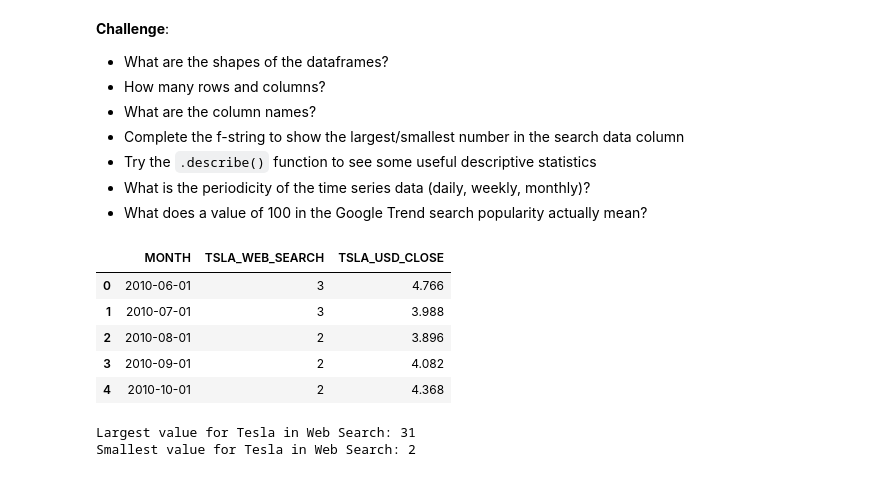
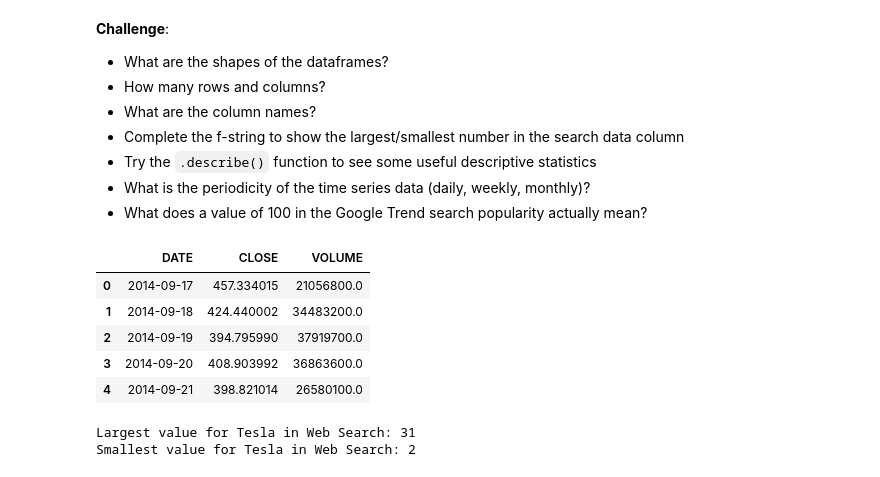
Before and after one commit to arhojati/day-75-Google-Trends-Data-Viz--start-, a Jupyter notebook: Google Trends Data Viz (start)/Google Trends and Data Visualisation (start).ipynb, the cells around one changed output. Drawn from its saved outputs; the diff is of its cells as text; code cells hidden in the pictures.

```diff
--- a/Google Trends Data Viz (start)/Google Trends and Data Visualisation (start).ipynb
+++ b/Google Trends Data Viz (start)/Google Trends and Data Visualisation (start).ipynb
@@ -49,14 +48,14 @@ df_unemployment = pd.read_csv('UE Benefits Search vs UE Rate 2004-19.csv')
 <li>What does a value of 100 in the Google Trend search popularity actually mean?</li>
 </ul>
 # %%
-df_tesla.head()
+df_btc_price.head()
 # %% [output]
-|  | MONTH | TSLA_WEB_SEARCH | TSLA_USD_CLOSE |
-| 0 | 2010-06-01 | 3 | 4.766 |
-| 1 | 2010-07-01 | 3 | 3.988 |
-| 2 | 2010-08-01 | 2 | 3.896 |
-| 3 | 2010-09-01 | 2 | 4.082 |
-| 4 | 2010-10-01 | 2 | 4.368 |
+|  | DATE | CLOSE | VOLUME |
+| 0 | 2014-09-17 | 457.334015 | 21056800.0 |
+| 1 | 2014-09-18 | 424.440002 | 34483200.0 |
+| 2 | 2014-09-19 | 394.795990 | 37919700.0 |
+| 3 | 2014-09-20 | 408.903992 | 36863600.0 |
+| 4 | 2014-09-21 | 398.821014 | 26580100.0 |
 # %%
 print(f'Largest value for Tesla in Web Search: {df_tesla.TSLA_WEB_SEARCH.max()}')
 print(f'Smallest value for Tesla in Web Search: {df_tesla.TSLA_WEB_SEARCH.min()}')
```
Also changed, not shown: parts of 5 cells of this notebook.
